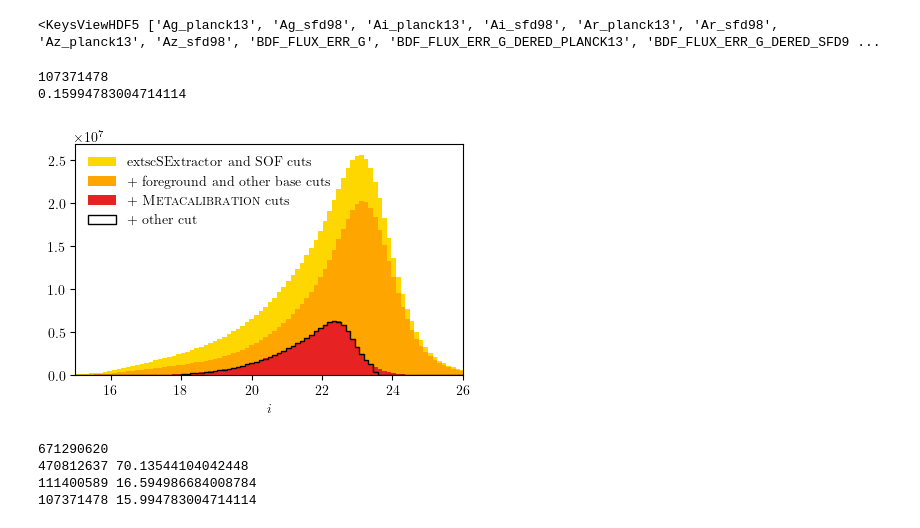
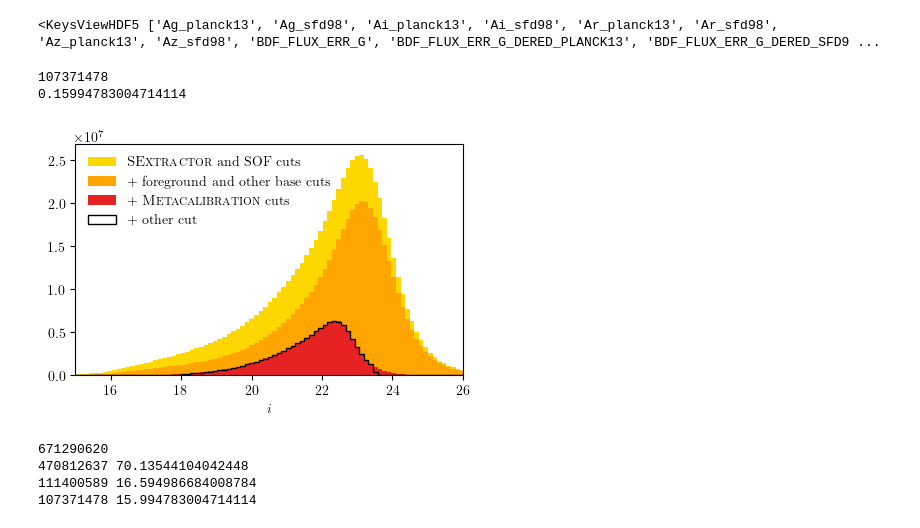
Before and after one commit to delve-survey/shearcat, a Jupyter notebook: paper_plots/NumberCounts.ipynb, the cells around one changed output. Drawn from its saved outputs; the diff is of its cells as text; code cells hidden in the pictures.

```diff
--- a/paper_plots/NumberCounts.ipynb
+++ b/paper_plots/NumberCounts.ipynb
@@ -87,24 +87,24 @@ with h5py.File(project_dir+'metacal_gold_combined_'+tag+'.hdf', 'r') as h5r:
 mag_i = -2.5*np.log10(flux_i)+30
 # %%
 mplot.figure(figsize=(5,3))
-mplot.hist(mag_i, bins=100, range=(15,28), label='\textsc{SExtractor} and SOF cuts', color='gold')
+mplot.hist(mag_i, bins=100, range=(15,28), label='\\textsc{SExtractor} and SOF cuts', color='gold')
 mplot.hist(mag_i[FG_Mask*FT_Mask*BC_Mask], bins=100, range=(15,28), label='+ foreground and other base cuts', color='orange')
 mplot.hist(mag_i[FG_Mask*FT_Mask*BC_Mask*mcal_cut], bins=100, range=(15,28), label='+ \\textsc{Metacalibration} cuts', color='#e72222')
 # mplot.hist(mag_i[FG_Mask*FT_Mask*BC_Mask*mcal_cut*mcal_pz_mask], bins=100, range=(15,28), label='+ extreme color cuts', histtype='step', lw=1, color='w')
 mplot.hist(mag_i[FG_Mask*FT_Mask*BC_Mask*mcal_cut*mcal_pz_mask*binary_Mask], bins=100, range=(15,28), label='+ other cut', histtype='step', lw=1, color='k')
 
 print(len(mag_i[FG_Mask*FT_Mask*BC_Mask*mcal_cut*mcal_pz_mask*binary_Mask]))
 print(len(mag_i[FG_Mask*FT_Mask*BC_Mask*mcal_cut*mcal_pz_mask*binary_Mask])/len(mag_i))
 
 mplot.legend(fontsize=10, frameon = False)
 mplot.xlim(15,26)
 mplot.xlabel('$i$')
 
 mplot.savefig('mag_dist_cuts.pdf', bbox_inches='tight')
 # %% [output]
 107371478
 0.15994783004714114
-[figure, old version]
+[figure, new version]
 # %%
 N = len(mag_i)
 print(len(mag_i))
```
